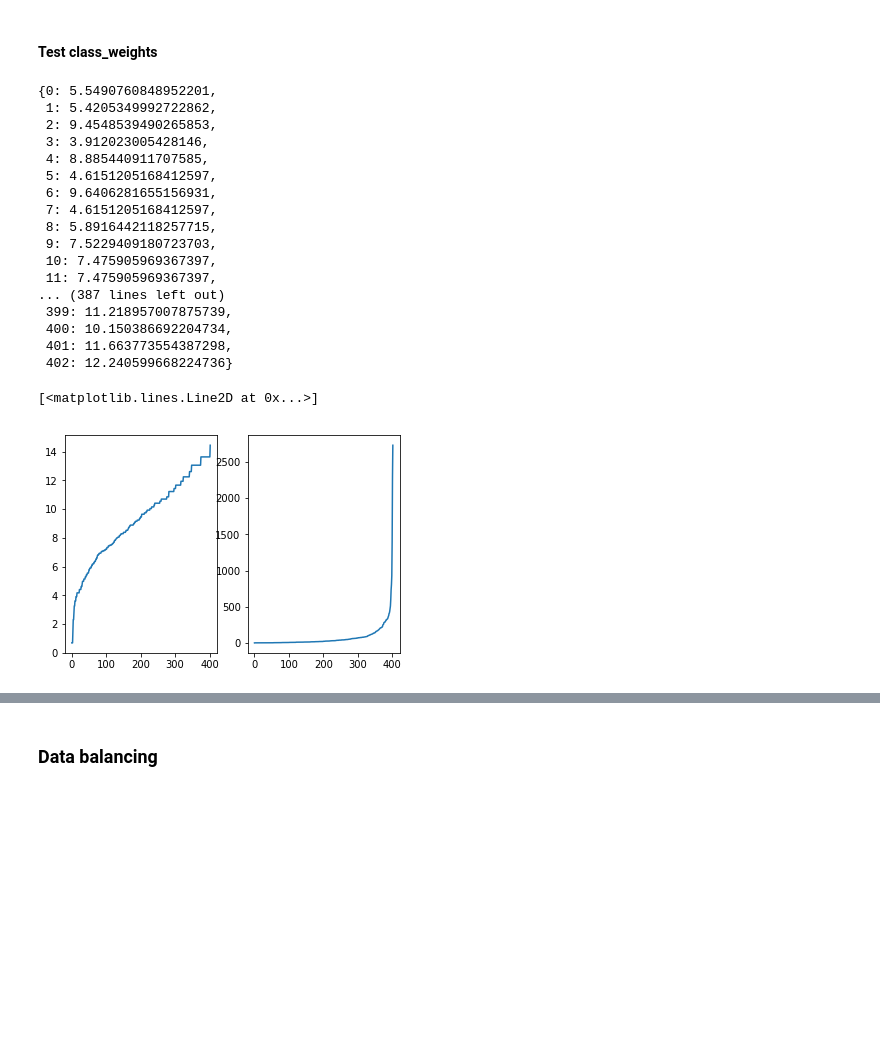
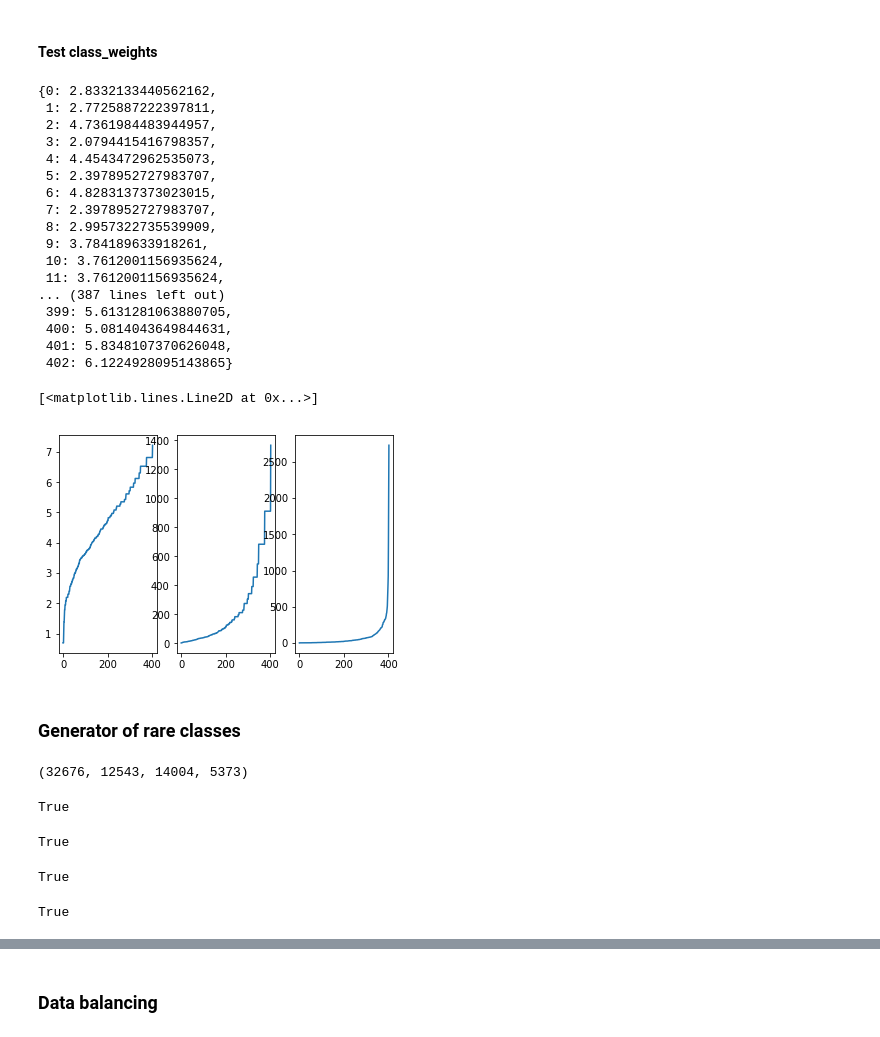
Before and after one commit to vfdev-5/pollenating_insects_3, a Jupyter notebook: notebooks/balanced_dataflow_from_gen.ipynb, the cells around one changed output, grey strips where cells are left out. Drawn from its saved outputs; the diff is of its cells as text; code cells hidden in the pictures; blank space fills up the shorter version.

```diff
--- a/notebooks/balanced_dataflow_from_gen.ipynb
+++ b/notebooks/balanced_dataflow_from_gen.ipynb
@@ -37,3 +37,10 @@ for fold_i, (train_is, valid_is) in enumerate(cv):
                                 chunk_size=batch_size*5,
                                 n_classes=n_classes, n_jobs=1)
     break
+# %%
+def local_another_method(self):
+    print("Another method")
+# %%
+import types
+
+gen_builder.another_method = types.MethodType(local_another_method, gen_builder)
@@ -46,7 +59,7 @@ from sklearn.model_selection import StratifiedShuffleSplit
 valid_ratio = 0.3
 
 if valid_ratio > 0.0:
-    ssplit = StratifiedShuffleSplit(n_splits=1, test_size=valid_ratio)
+    ssplit = StratifiedShuffleSplit(n_splits=1, test_size=valid_ratio, random_state=SEED)
 
     train_indices, valid_indices = next(ssplit.split(gen_builder.X_array, gen_builder.y_array))
     nb_train = len(train_indices)
@@ -64,37 +77,45 @@ for class_index in gen_builder.y_array[train_indices]:
 
 log_class_weights = {}
 for class_index in class_weights:
-    log_class_weights[class_index] = np.log(1.0 + (max_count / class_weights[class_index])**2)
+    log_class_weights[class_index] = np.log(1.0 + (max_count / class_weights[class_index]))
+
+lin_class_weights = {}
+for class_index in class_weights:
+    lin_class_weights[class_index] = (1.0 + (max_count / class_weights[class_index]))
 # %%
 log_class_weights
 # %% [output]
-{0: 5.5490760848952201,
- 1: 5.4205349992722862,
- 2: 9.4548539490265853,
- 3: 3.912023005428146,
- 4: 8.885440911707585,
- 5: 4.6151205168412597,
- 6: 9.6406281655156931,
- 7: 4.6151205168412597,
- 8: 5.8916442118257715,
- 9: 7.5229409180723703,
- 10: 7.475905969367397,
- 11: 7.475905969367397,
+{0: 2.8332133440562162,
+ 1: 2.7725887222397811,
+ 2: 4.7361984483944957,
+ 3: 2.0794415416798357,
+ 4: 4.4543472962535073,
+ 5: 2.3978952727983707,
+ 6: 4.8283137373023015,
+ 7: 2.3978952727983707,
+ 8: 2.9957322735539909,
+ 9: 3.784189633918261,
+ 10: 3.7612001156935624,
+ 11: 3.7612001156935624,
 ... (387 lines left out)
- 399: 11.218957007875739,
- 400: 10.150386692204734,
- 401: 11.663773554387298,
- 402: 12.240599668224736}
+ 399: 5.6131281063880705,
+ 400: 5.0814043649844631,
+ 401: 5.8348107370626048,
+ 402: 6.1224928095143865}
 # %%
 import matplotlib.pylab as plt
 %matplotlib inline
 
 import seaborn as sns
 # %%
-plt.subplot(121)
+plt.subplot(131)
 plt.plot(sorted(list(log_class_weights.values())))
-plt.subplot(122)
+plt.subplot(132)
+plt.plot(sorted(list(lin_class_weights.values())))
+plt.subplot(133)
 plt.plot(sorted(list(class_weights.values())))
 # %% [output]
 [<matplotlib.lines.Line2D at 0x...>]
-[figure, old version]
+[figure, new version]
+# %% [markdown]
+### Generator of rare classes
@@ -100,0 +188,20 @@ plt.plot(sorted(list(class_weights.values())))
+# %%
+len(train_indices), len(rare_train_indices), len(valid_indices), len(rare_valid_indices)
+# %% [output]
+(32676, 12543, 14004, 5373)
+# %%
+len(set(rare_train_indices) & set(train_indices)) == len(rare_train_indices)
+# %% [output]
+True
+# %%
+len(set(rare_train_indices) & set(valid_indices)) == 0
+# %% [output]
+True
+# %%
+len(set(rare_valid_indices) & set(train_indices)) == 0
+# %% [output]
+True
+# %%
+len(set(rare_valid_indices) & set(valid_indices)) == len(rare_valid_indices)
+# %% [output]
+True
```
Also changed, not shown: parts of 7 cells of this notebook, 19 other files.
